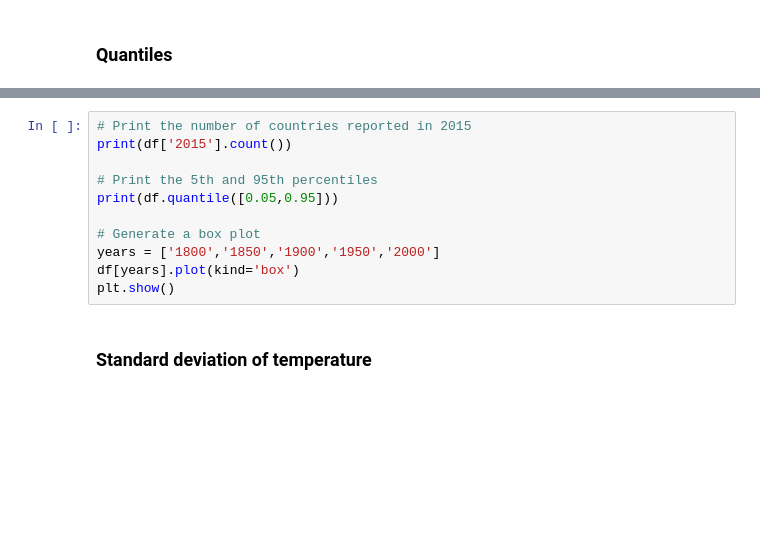
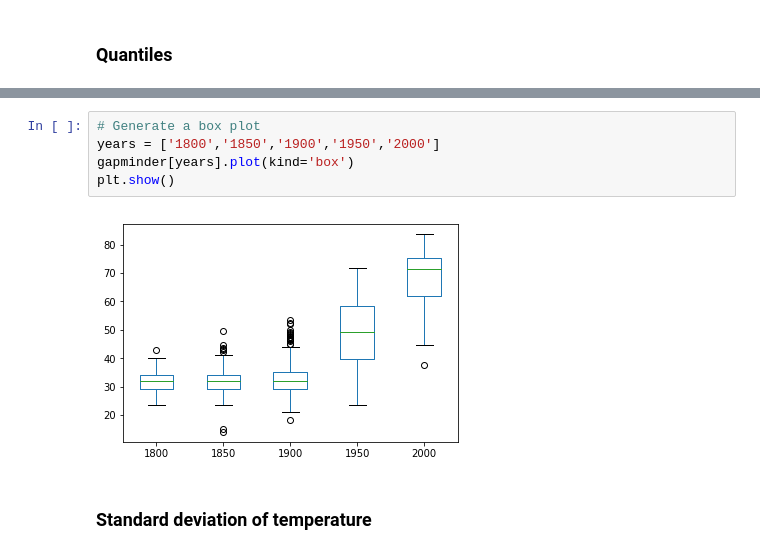
Before and after one commit to wsurles/datacamp_courses, a Jupyter notebook: python_courses/pandas_foundations/pandas_foundations.ipynb, the cells around one changed output, grey strips where cells are left out. Cells and saved outputs as stored; diff of their text form; blank space fills up the shorter version.

```diff
--- a/python_courses/pandas_foundations/pandas_foundations.ipynb
+++ b/python_courses/pandas_foundations/pandas_foundations.ipynb
@@ -1405,13 +1443,9 @@ gapminder.head()
 # %%
-# Print the number of countries reported in 2015
-print(df['2015'].count())
-
-# Print the 5th and 95th percentiles
-print(df.quantile([0.05,0.95]))
-
 # Generate a box plot
 years = ['1800','1850','1900','1950','2000']
-df[years].plot(kind='box')
+gapminder[years].plot(kind='box')
 plt.show()
+# %% [output]
+[figure, added]
 # %% [markdown]
 ### Standard deviation of temperature
```
Also changed, not shown: parts of 140 cells of this notebook, 3 other files.
